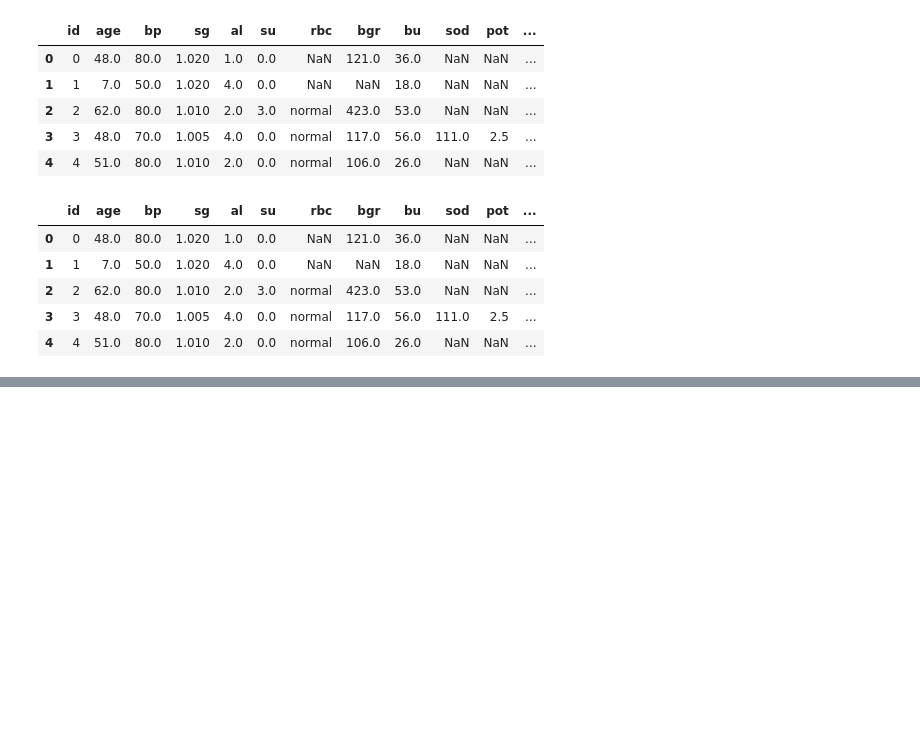
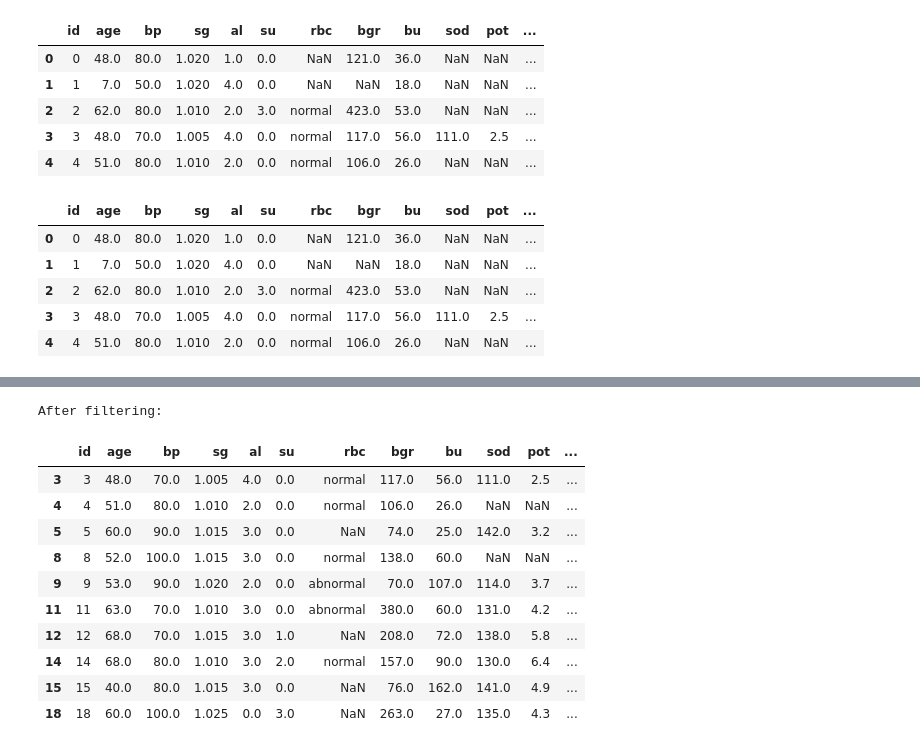
Before and after one commit to japuter/munDkko, a Jupyter notebook: assigment1.ipynb, the cells around one changed output, grey strips where cells are left out. Drawn from its saved outputs; the diff is of its cells as text; code cells hidden in the pictures; blank space fills up the shorter version.

```diff
--- a/assigment1.ipynb
+++ b/assigment1.ipynb
@@ -97,0 +128,16 @@ df.head()
+# %%
+print("After filtering:")
+display(df_filtered.head(10))  # Show the first 10 rows of the cleaned dataset
+# %% [output]
+After filtering:
+|  | id | age | bp | sg | al | su | rbc | bgr | bu | sod | pot | ... |
+| 3 | 3 | 48.0 | 70.0 | 1.005 | 4.0 | 0.0 | normal | 117.0 | 56.0 | 111.0 | 2.5 | ... |
+| 4 | 4 | 51.0 | 80.0 | 1.010 | 2.0 | 0.0 | normal | 106.0 | 26.0 | NaN | NaN | ... |
+| 5 | 5 | 60.0 | 90.0 | 1.015 | 3.0 | 0.0 | NaN | 74.0 | 25.0 | 142.0 | 3.2 | ... |
+| 8 | 8 | 52.0 | 100.0 | 1.015 | 3.0 | 0.0 | normal | 138.0 | 60.0 | NaN | NaN | ... |
+| 9 | 9 | 53.0 | 90.0 | 1.020 | 2.0 | 0.0 | abnormal | 70.0 | 107.0 | 114.0 | 3.7 | ... |
+| 11 | 11 | 63.0 | 70.0 | 1.010 | 3.0 | 0.0 | abnormal | 380.0 | 60.0 | 131.0 | 4.2 | ... |
+| 12 | 12 | 68.0 | 70.0 | 1.015 | 3.0 | 1.0 | NaN | 208.0 | 72.0 | 138.0 | 5.8 | ... |
+| 14 | 14 | 68.0 | 80.0 | 1.010 | 3.0 | 2.0 | normal | 157.0 | 90.0 | 130.0 | 6.4 | ... |
+| 15 | 15 | 40.0 | 80.0 | 1.015 | 3.0 | 0.0 | NaN | 76.0 | 162.0 | 141.0 | 4.9 | ... |
+| 18 | 18 | 60.0 | 100.0 | 1.025 | 0.0 | 3.0 | NaN | 263.0 | 27.0 | 135.0 | 4.3 | ... |
```
Also changed, not shown: parts of 12 cells of this notebook.
